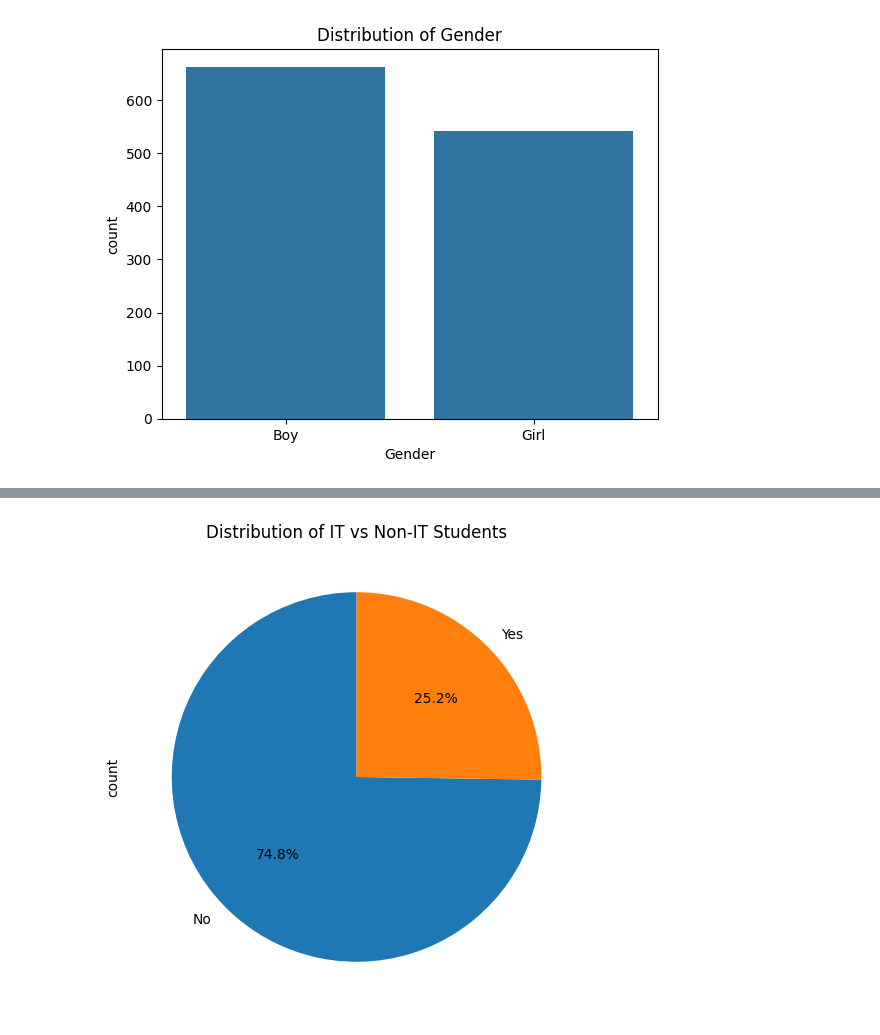
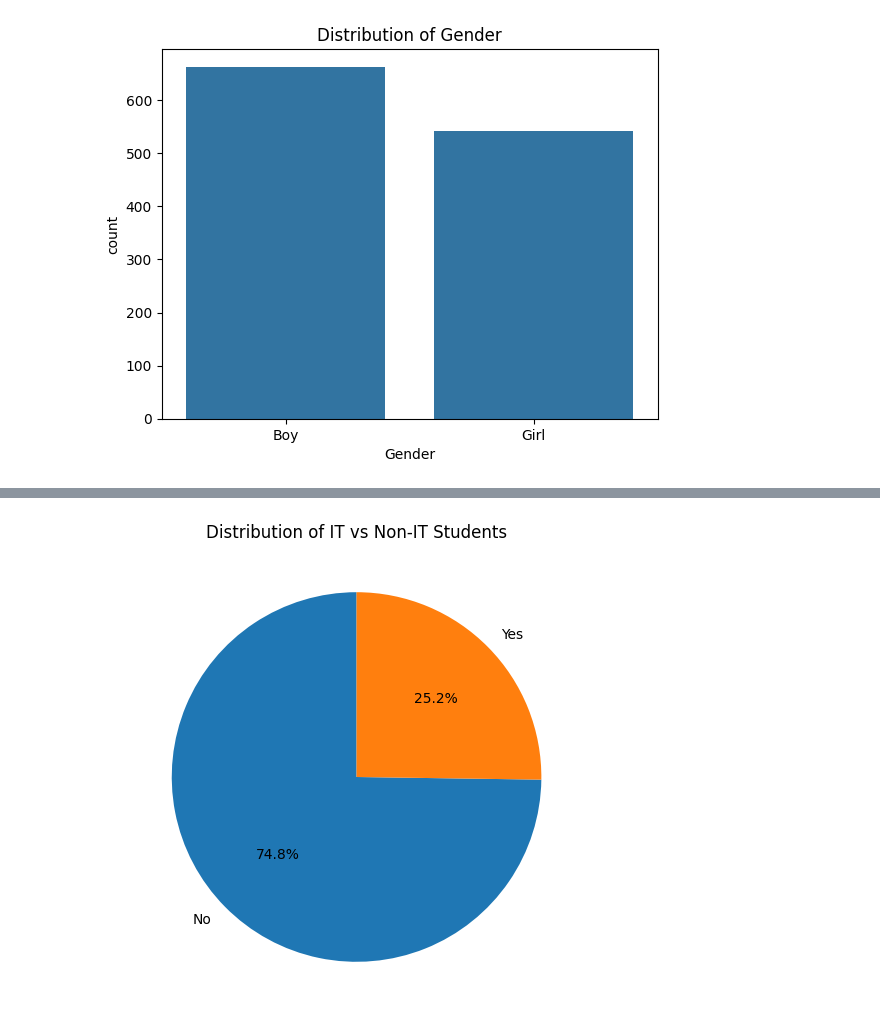
Before and after one commit to RandDahmash/Mining-project, a Jupyter notebook: Phase2.ipynb, the cells around one changed output, grey strips where cells are left out. Saved outputs shown, nothing was run; the diff lists cells and outputs as text; code cells hidden in the pictures.

```diff
--- a/Phase2.ipynb
+++ b/Phase2.ipynb
@@ -68,10 +64,11 @@ plt.show()
 # %%
 # Count values for IT Student
 counts = df["IT Student"].value_counts()
 
 # Pie chart
 counts.plot.pie( autopct='%1.1f%%',figsize=(6,6) ,startangle=90)
 plt.title("Distribution of IT vs Non-IT Students")
+plt.ylabel(' ')
 plt.show()
 # %% [output]
-[figure, old version]
+[figure, new version]
```
Also changed, not shown: parts of 3 cells of this notebook.
